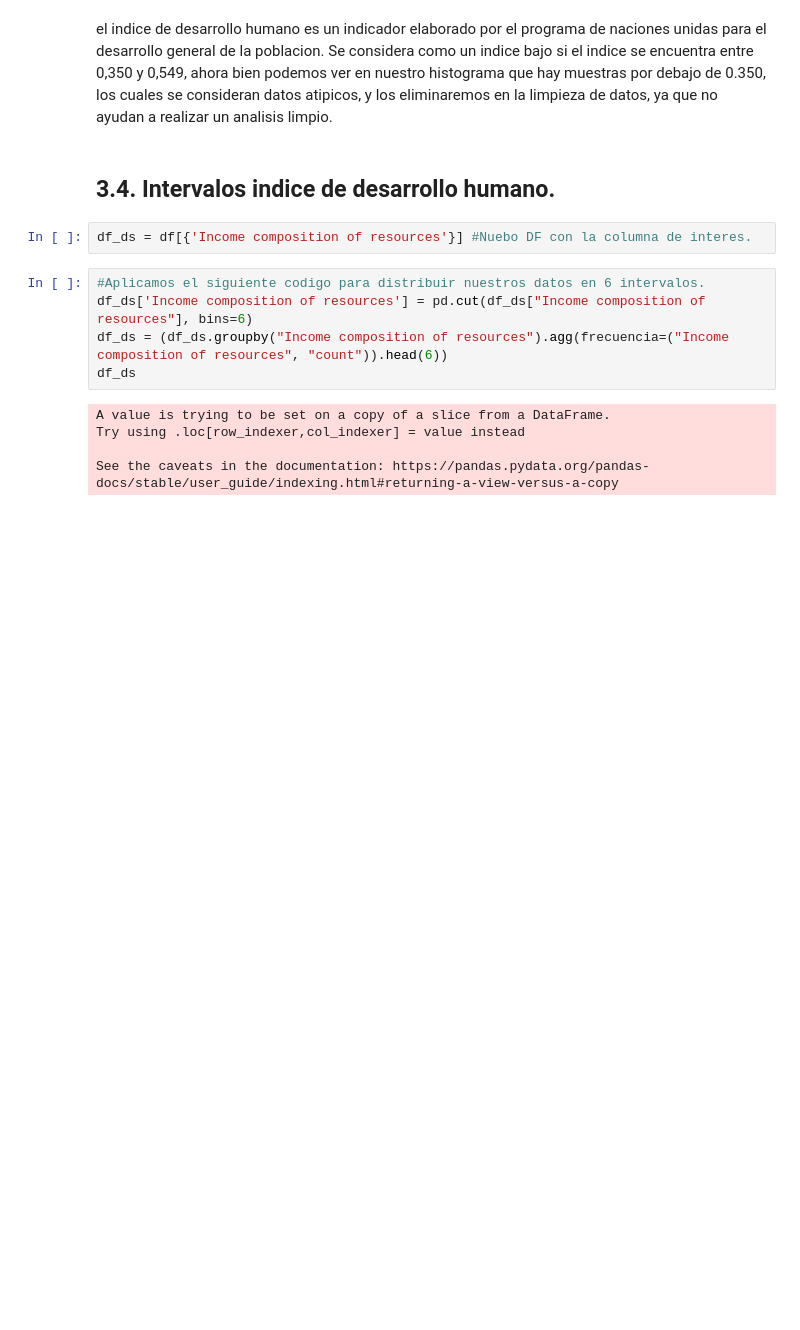
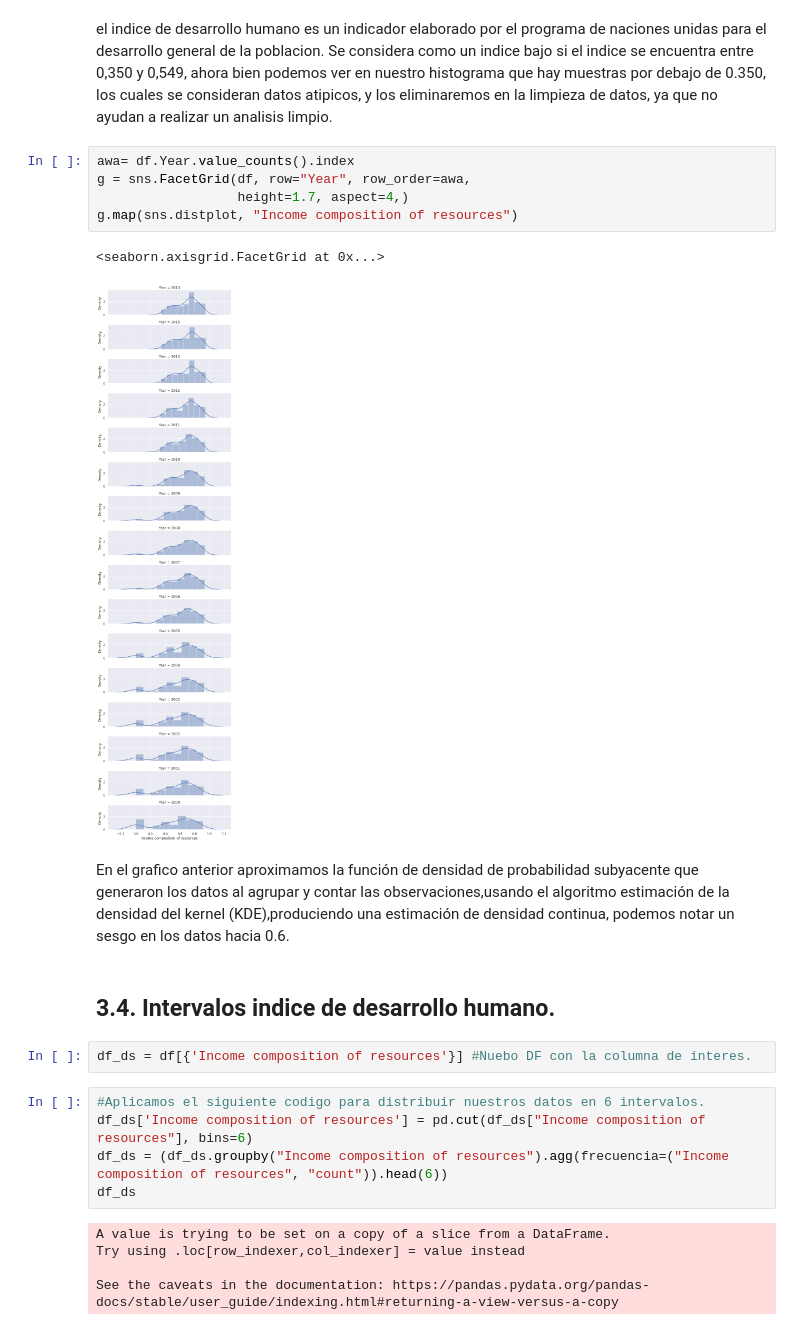
Before and after one commit to julianmoreno1123/Analitica-de-datos, a Jupyter notebook: Proyecto.ipynb, the cells around one changed output. Cells and saved outputs as stored; diff of their text form; blank space fills up the shorter version.

```diff
--- a/Proyecto.ipynb
+++ b/Proyecto.ipynb
@@ -356,5 +376,15 @@ sns.histplot(df['Income composition of resources'],color='orange')
 # %% [markdown]
 el indice de desarrollo humano es un indicador  elaborado por el programa de naciones unidas para el desarrollo general de la poblacion. Se considera como un indice bajo si el indice se encuentra entre 0,350 y 0,549, ahora bien podemos ver en nuestro histograma que hay muestras por debajo de 0.350, los cuales se consideran datos atipicos, y los eliminaremos en la limpieza de datos, ya que no ayudan a realizar un analisis limpio.
+# %%
+awa= df.Year.value_counts().index
+g = sns.FacetGrid(df, row="Year", row_order=awa,
+                  height=1.7, aspect=4,)
+g.map(sns.distplot, "Income composition of resources")
+# %% [output]
+<seaborn.axisgrid.FacetGrid at 0x...>
+[figure, added]
+# %% [markdown]
+En el grafico anterior aproximamos la función de densidad de probabilidad subyacente que generaron los datos al agrupar y contar las observaciones,usando el algoritmo estimación de la densidad del kernel (KDE),produciendo una estimación de densidad continua, podemos notar un sesgo en los datos hacia 0.6.
 # %% [markdown]
 ## 3.4. Intervalos indice de desarrollo humano.
 # %%
```
Also changed, not shown: parts of 9 cells of this notebook.
